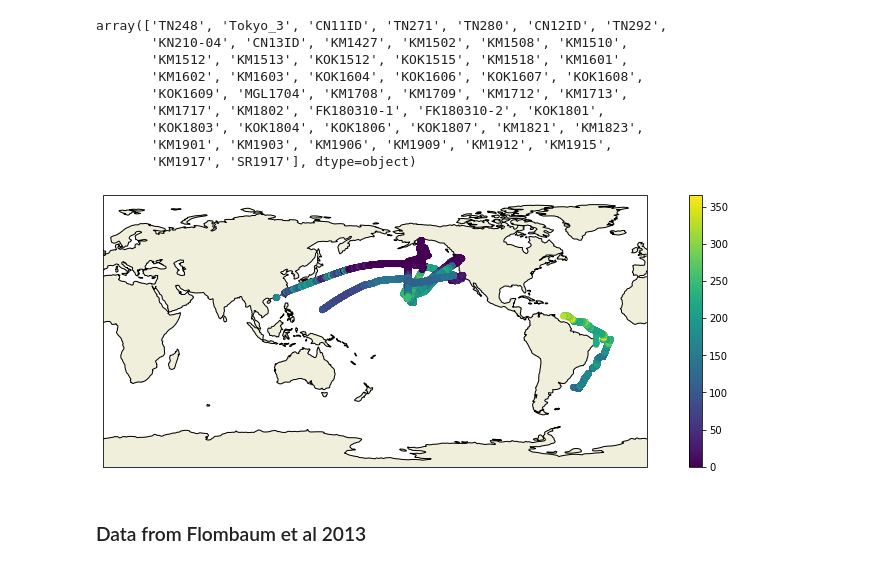
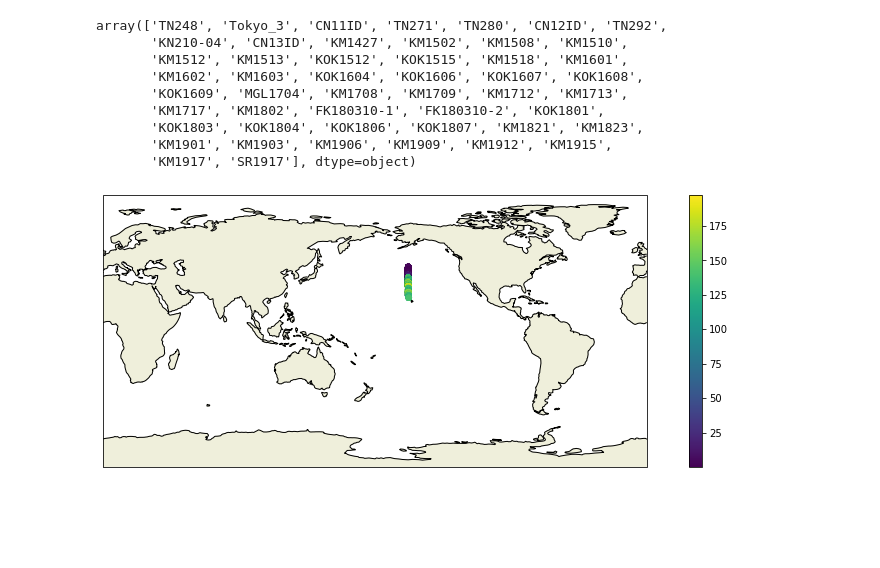
Before and after one commit to gmanuch/DataScienceOceanography, a Jupyter notebook: Tutorials/BO/phyto_tutorial_gm.ipynb, the cells around one changed output. Saved outputs shown, nothing was run; the diff lists cells and outputs as text; code cells hidden in the pictures; blank space fills up the shorter version.

```diff
--- a/Tutorials/BO/phyto_tutorial_gm.ipynb
+++ b/Tutorials/BO/phyto_tutorial_gm.ipynb
@@ -217,19 +290,17 @@ array(['TN248', 'Tokyo_3', 'CN11ID', 'TN271', 'TN280', 'CN12ID', 'TN292',
 # %%
 ##Example plot of prochlorococcus biomass distribution for seaflow
 #fig = px.scatter_geo(seaflow, lat='lat',lon='lon',color='abundance_prochloro')
 #fig.show()
 
-ind=seaflow['cruise']=='KOK1606'
+ind=(seaflow['cruise']=='MGL1704')
 
 plt.figure(figsize=(15,5))
 ax = plt.axes(projection=ccrs.PlateCarree(central_longitude=180)); #this specifies which projection to use
 ax.set_global();
 ax.add_feature(cfeature.COASTLINE);
 ax.add_feature(cfeature.LAND);
 #ax.add_feature(cfeature.BORDERS);
-im=ax.scatter(seaflow['lon'],seaflow['lat'],30,c=seaflow['abundance_prochloro'],transform=ccrs.PlateCarree());
+im=ax.scatter(seaflow[ind]['lon'],seaflow[ind]['lat'],30,c=seaflow[ind]['abundance_prochloro'],transform=ccrs.PlateCarree());
 plt.colorbar(im);
 # %% [output]
-[figure, old version]
+[figure, new version]
-# %% [markdown]
-### Data from Flombaum et al 2013
```
Also changed, not shown: parts of 32 cells of this notebook, 7 other files.
